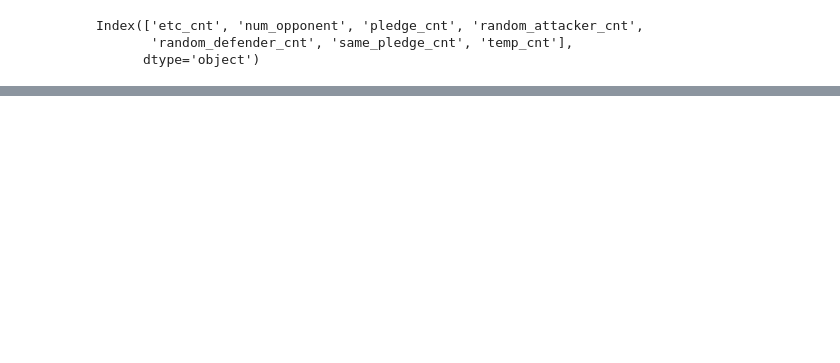
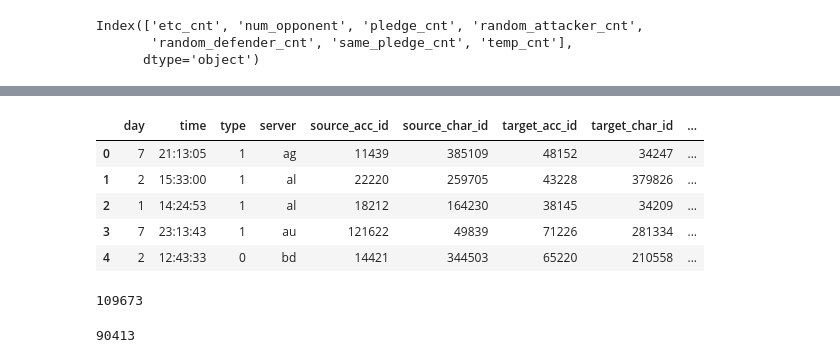
Before and after one commit to mullin-2019bigcontest/Mullin, a Jupyter notebook: Network Analysis.ipynb, the cells around one changed output, grey strips where cells are left out. Drawn from its saved outputs; the diff is of its cells as text; code cells hidden in the pictures; blank space fills up the shorter version.

```diff
--- a/Network Analysis.ipynb
+++ b/Network Analysis.ipynb
@@ -408,0 +423,19 @@ Index(['etc_cnt', 'num_opponent', 'pledge_cnt', 'random_attacker_cnt',
+# %%
+trade_network = train_trade.copy()
+# %%
+trade_network.head()
+# %% [output]
+|  | day | time | type | server | source_acc_id | source_char_id | target_acc_id | target_char_id | ... |
+| 0 | 7 | 21:13:05 | 1 | ag | 11439 | 385109 | 48152 | 34247 | ... |
+| 1 | 2 | 15:33:00 | 1 | al | 22220 | 259705 | 43228 | 379826 | ... |
+| 2 | 1 | 14:24:53 | 1 | al | 18212 | 164230 | 38145 | 34209 | ... |
+| 3 | 7 | 23:13:43 | 1 | au | 121622 | 49839 | 71226 | 281334 | ... |
+| 4 | 2 | 12:43:33 | 0 | bd | 14421 | 344503 | 65220 | 210558 | ... |
+# %%
+trade_network['target_char_id'].nunique()
+# %% [output]
+109673
+# %%
+trade_network['source_char_id'].nunique()
+# %% [output]
+90413
```
Also changed, not shown: parts of 22 cells of this notebook, 4 other files.
